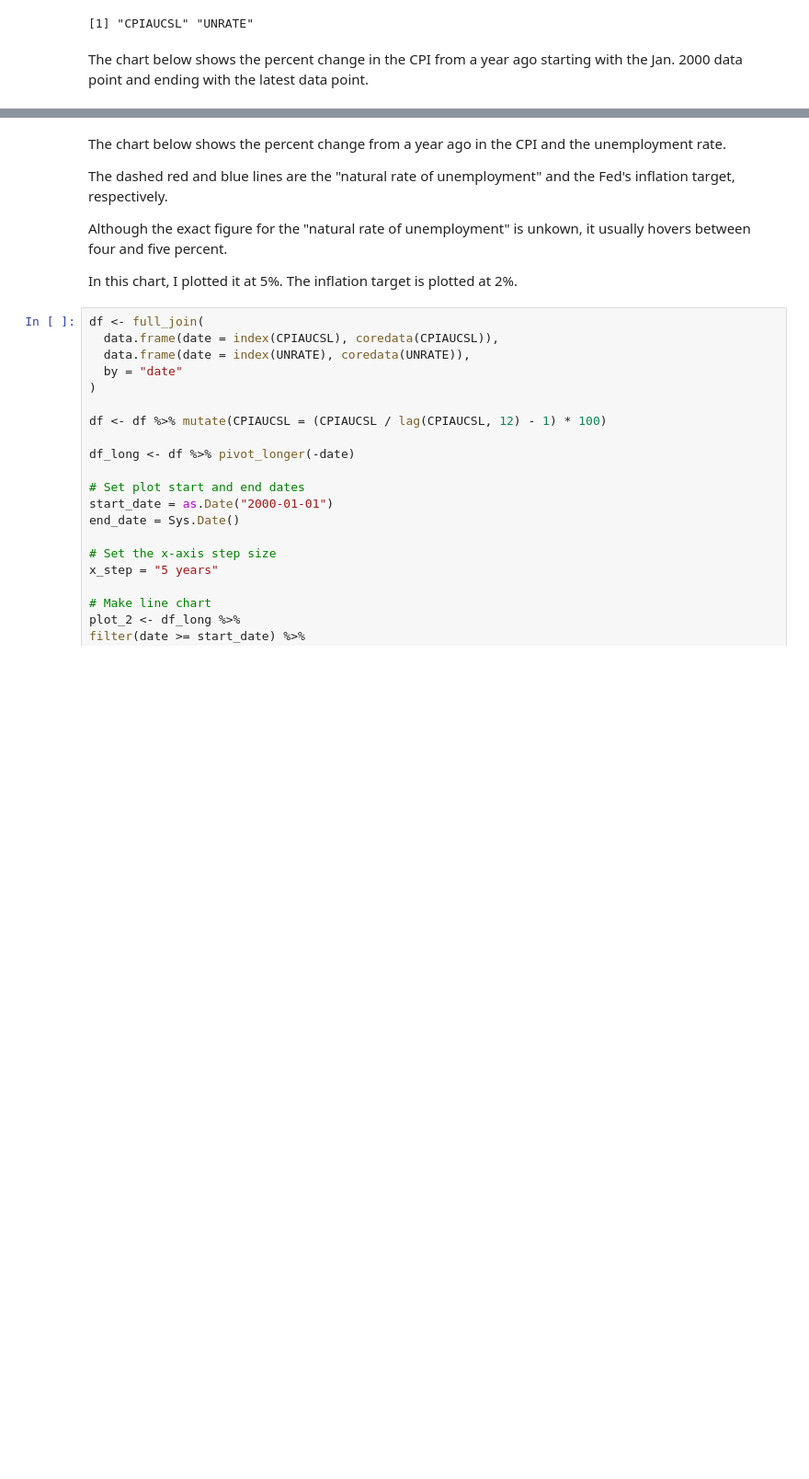
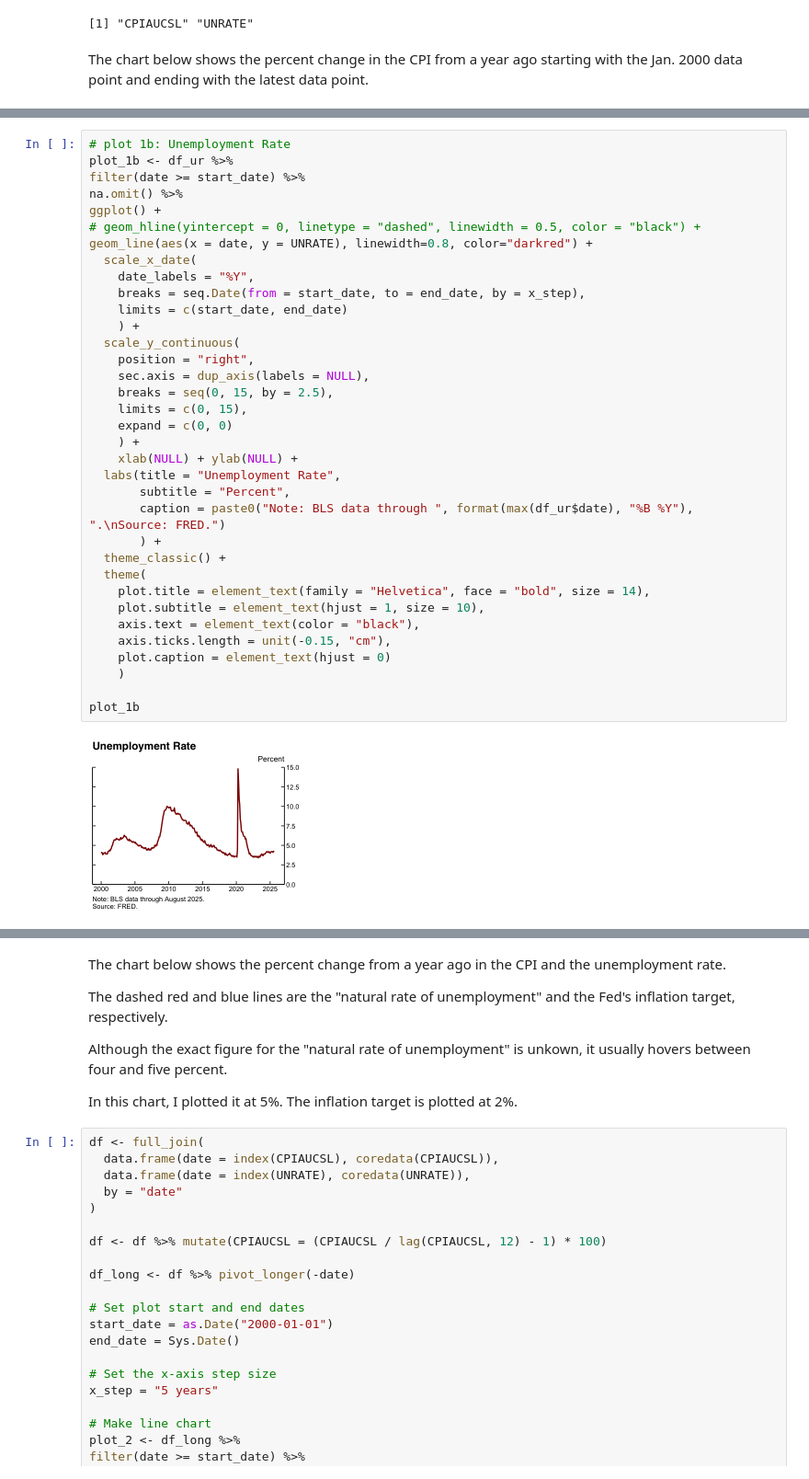
Before and after one commit to maha4028/economic-charting, a Jupyter notebook: generate_plots.ipynb, the cells around one changed output, grey strips where cells are left out. Shown at 92% size. Drawn from its saved outputs; the diff is of its cells as text; blank space fills up the shorter version.

Commit message:
plot stand alone unemployment rate

```diff
--- a/generate_plots.ipynb
+++ b/generate_plots.ipynb
@@ -89,0 +113,37 @@ ggsave("plots/plot_cpi.png", plot = plot_1, width = 3.9, height = 3.2+(0.13*2),
+# %%
+# plot 1b: Unemployment Rate
+plot_1b <- df_ur %>%
+filter(date >= start_date) %>%
+na.omit() %>%
+ggplot() +
+# geom_hline(yintercept = 0, linetype = "dashed", linewidth = 0.5, color = "black") +
+geom_line(aes(x = date, y = UNRATE), linewidth=0.8, color="darkred") +
+  scale_x_date(
+    date_labels = "%Y",
+    breaks = seq.Date(from = start_date, to = end_date, by = x_step),
+    limits = c(start_date, end_date)
+    ) +
+  scale_y_continuous(
+    position = "right",
+    sec.axis = dup_axis(labels = NULL),
+    breaks = seq(0, 15, by = 2.5),
+    limits = c(0, 15),
+    expand = c(0, 0)
+    ) +
+    xlab(NULL) + ylab(NULL) +
+  labs(title = "Unemployment Rate",
+       subtitle = "Percent",
+       caption = paste0("Note: BLS data through ", format(max(df_ur$date), "%B %Y"), ".\nSource: FRED.")
+       ) +
+  theme_classic() +
+  theme(
+    plot.title = element_text(family = "Helvetica", face = "bold", size = 14),
+    plot.subtitle = element_text(hjust = 1, size = 10),
+    axis.text = element_text(color = "black"),
+    axis.ticks.length = unit(-0.15, "cm"),
+    plot.caption = element_text(hjust = 0)
+    )
+
+plot_1b
+# %% [output]
+[figure, added]
```
Also changed, not shown: parts of 5 cells of this notebook, 1 other file.
